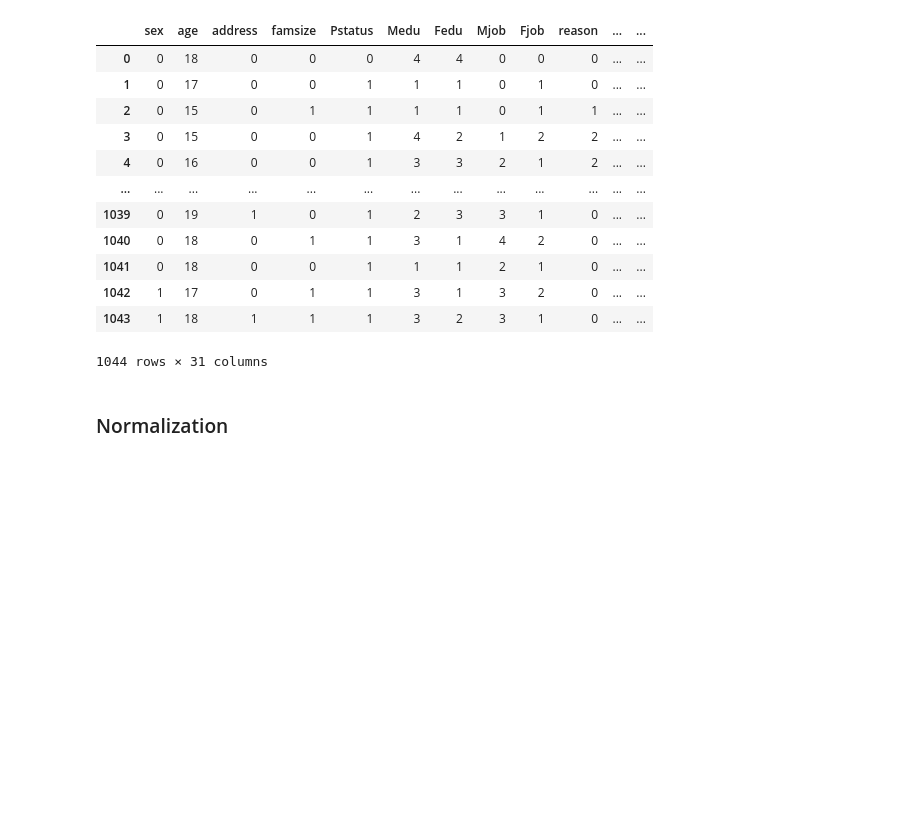
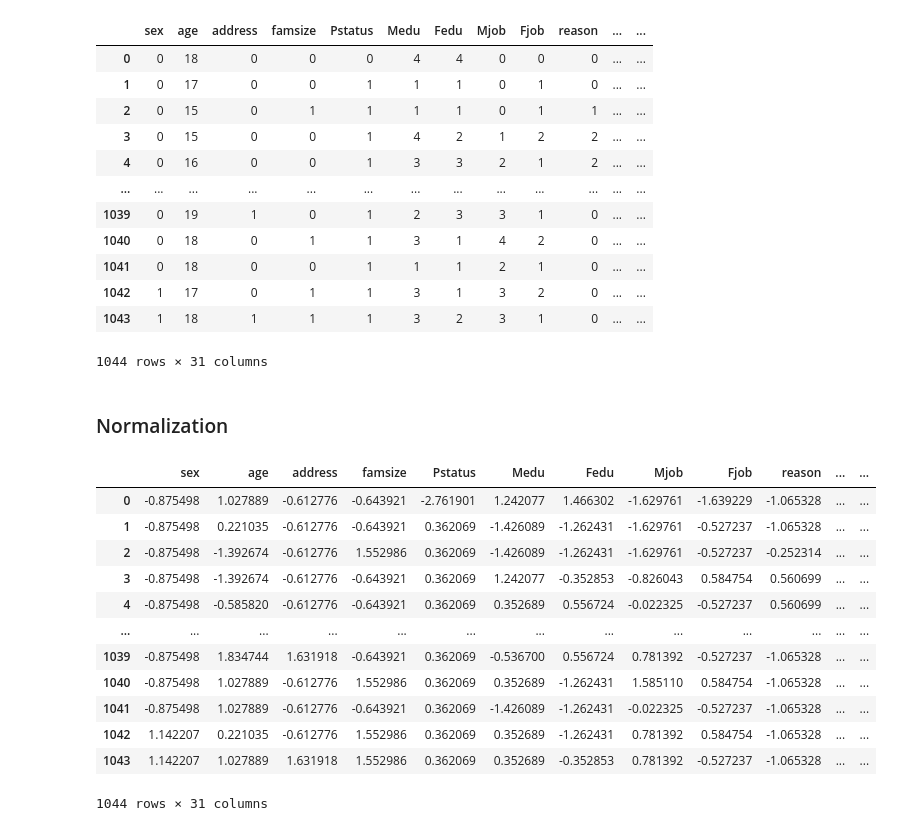
Before and after one commit to messi10tom/AI-Based-Grade-Prediction, a Jupyter notebook: data/pre-processing.ipynb, the cells around one changed output. Saved outputs shown, nothing was run; the diff lists cells and outputs as text; code cells hidden in the pictures; blank space fills up the shorter version.

```diff
--- a/data/pre-processing.ipynb
+++ b/data/pre-processing.ipynb
@@ -104,6 +105,10 @@ def decode_dataframe(dataframe: pd.DataFrame, encoding_vocab: dict) -> pd.DataFr
 # %%
 # Encode the specified columns in the DataFrame and get the lookup table
 data, lookup_table = encode_dataframe(data, data_columns_to_encode)
+
+# Save the lookup table to a JSON file for future reference
+with open('lookup_table.json', 'w') as file:
+    json.dump(lookup_table, file, indent=4)
 # %%
 data
 # %% [output]
@@ -160,0 +163,25 @@ data
+# %%
+data, mean, std = normalize_data_zscore(data)
+
+data.to_csv('processed_student_data.csv', index=False)
+specs = {"mean": mean, "std": std}
+
+# Save the lookup table to a JSON file for future reference
+with open('specs.json', 'w') as file:
+    json.dump(specs, file, indent=4)
+
+data
+# %% [output]
+|  | sex | age | address | famsize | Pstatus | Medu | Fedu | Mjob | Fjob | reason | ... | ... |
+| 0 | -0.875498 | 1.027889 | -0.612776 | -0.643921 | -2.761901 | 1.242077 | 1.466302 | -1.629761 | -1.639229 | -1.065328 | ... | ... |
+| 1 | -0.875498 | 0.221035 | -0.612776 | -0.643921 | 0.362069 | -1.426089 | -1.262431 | -1.629761 | -0.527237 | -1.065328 | ... | ... |
+| 2 | -0.875498 | -1.392674 | -0.612776 | 1.552986 | 0.362069 | -1.426089 | -1.262431 | -1.629761 | -0.527237 | -0.252314 | ... | ... |
+| 3 | -0.875498 | -1.392674 | -0.612776 | -0.643921 | 0.362069 | 1.242077 | -0.352853 | -0.826043 | 0.584754 | 0.560699 | ... | ... |
+| 4 | -0.875498 | -0.585820 | -0.612776 | -0.643921 | 0.362069 | 0.352689 | 0.556724 | -0.022325 | -0.527237 | 0.560699 | ... | ... |
+| ... | ... | ... | ... | ... | ... | ... | ... | ... | ... | ... | ... | ... |
+| 1039 | -0.875498 | 1.834744 | 1.631918 | -0.643921 | 0.362069 | -0.536700 | 0.556724 | 0.781392 | -0.527237 | -1.065328 | ... | ... |
+| 1040 | -0.875498 | 1.027889 | -0.612776 | 1.552986 | 0.362069 | 0.352689 | -1.262431 | 1.585110 | 0.584754 | -1.065328 | ... | ... |
+| 1041 | -0.875498 | 1.027889 | -0.612776 | -0.643921 | 0.362069 | -1.426089 | -1.262431 | -0.022325 | -0.527237 | -1.065328 | ... | ... |
+| 1042 | 1.142207 | 0.221035 | -0.612776 | 1.552986 | 0.362069 | 0.352689 | -1.262431 | 0.781392 | 0.584754 | -1.065328 | ... | ... |
+| 1043 | 1.142207 | 1.027889 | 1.631918 | 1.552986 | 0.362069 | 0.352689 | -0.352853 | 0.781392 | -0.527237 | -1.065328 | ... | ... |
+1044 rows × 31 columns
```
Also changed, not shown: parts of 3 cells of this notebook, 6 other files.
